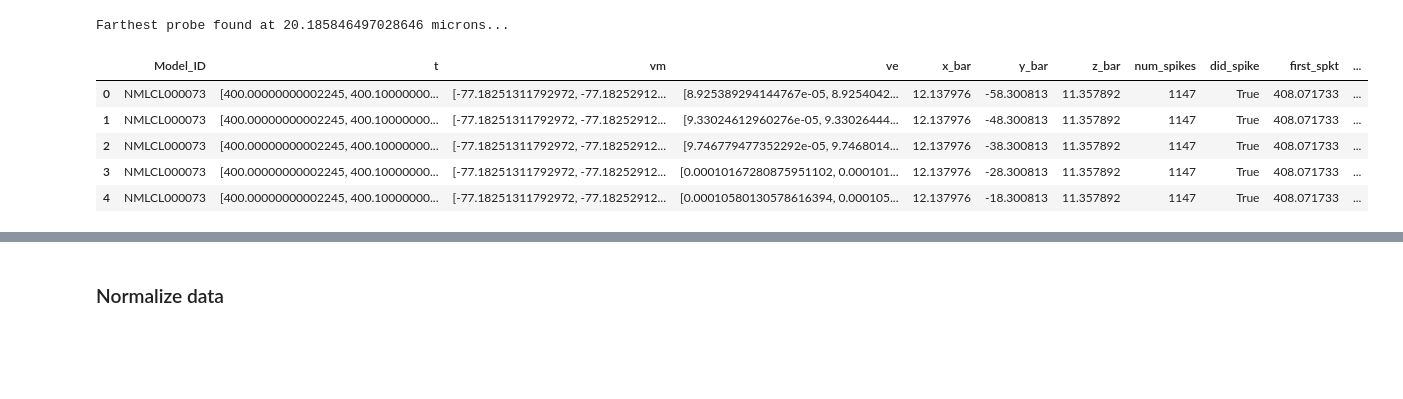
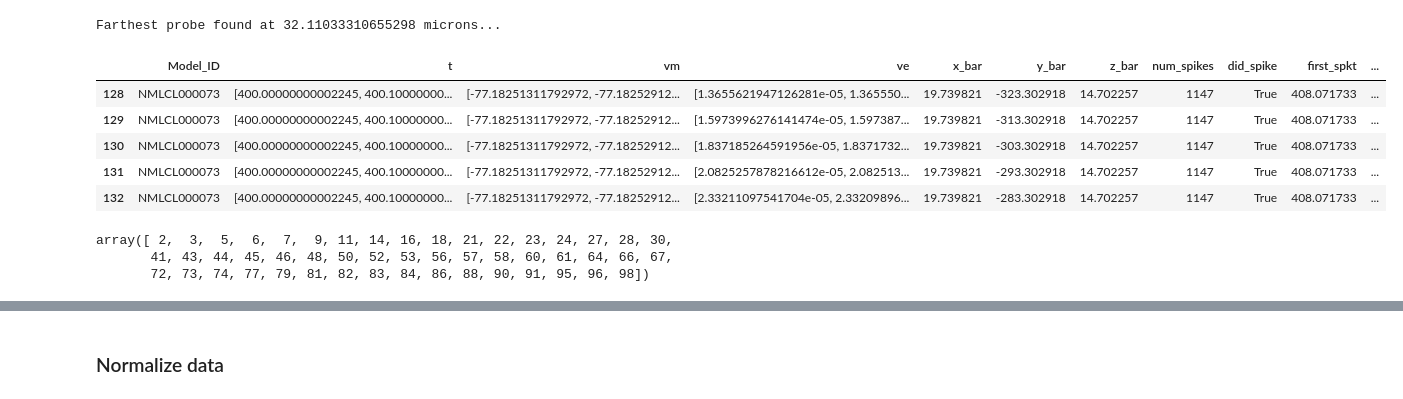
Before and after one commit to kedoxey/PyramidalCellSimulations, a Jupyter notebook: notebooks/figures/plot_linear_probes.ipynb, the cells around one changed output, grey strips where cells are left out. Saved outputs shown, nothing was run; the diff lists cells and outputs as text; code cells hidden in the pictures; blank space fills up the shorter version.

```diff
--- a/notebooks/figures/plot_linear_probes.ipynb
+++ b/notebooks/figures/plot_linear_probes.ipynb
@@ -7,11 +7,12 @@ import matplotlib.pyplot as plt
 import matplotlib as mpl
 import seaborn as sns
 # %%
-n_probes = 30
+n_probes = 100
 n_channels = 64
+sim_flag = 'probes'
 
-sim_dir = '/home/kedoxey/CRCNS/PyramidalCellSimulations/models/NEURON/NMLCL000073-NEURON/output/LFP_basal'
-sim_label = f'LFP_basal-0nA-50Ex1-1x40Hz-{n_probes}x{n_channels}lp-probes'
+sim_dir = '/home/kedoxey/PyramidalCellSimulations/models/NEURON/NMLCL000073-NEURON/output/LFP_basal'
+sim_label = f'LFP_basal-0nA-50Ex1-1x40Hz-{n_probes}x{n_channels}lp-{sim_flag}'
 
 
 eap_file_path = os.path.join(sim_dir, sim_label, f'{sim_label}-simulated_eaps.pkl')
@@ -106,13 +124,19 @@ fig.colorbar(im)
 # %%
-farthest_probe = find_n_farthest_probes(probes, 1, max_channel_i=6)
+farthest_probe = find_n_farthest_probes(probes, n_probes//2, max_channel_i=n_channels//2)
 farthest_probe_df = data_df[data_df.probe_num.isin(farthest_probe)]
 farthest_probe_df.head()
 # %% [output]
-Farthest probe found at 20.185846497028646 microns...
+Farthest probe found at 32.11033310655298 microns...
 |  | Model_ID | t | vm | ve | x_bar | y_bar | z_bar | num_spikes | did_spike | first_spkt | ... |
-| 0 | NMLCL000073 | [400.00000000002245, 400.10000000... | [-77.18251311792972, -77.18252912... | [8.925389294144767e-05, 8.9254042... | 12.137976 | -58.300813 | 11.357892 | 1147 | True | 408.071733 | ... |
-| 1 | NMLCL000073 | [400.00000000002245, 400.10000000... | [-77.18251311792972, -77.18252912... | [9.33024612960276e-05, 9.33026444... | 12.137976 | -48.300813 | 11.357892 | 1147 | True | 408.071733 | ... |
-| 2 | NMLCL000073 | [400.00000000002245, 400.10000000... | [-77.18251311792972, -77.18252912... | [9.746779477352292e-05, 9.7468014... | 12.137976 | -38.300813 | 11.357892 | 1147 | True | 408.071733 | ... |
-| 3 | NMLCL000073 | [400.00000000002245, 400.10000000... | [-77.18251311792972, -77.18252912... | [0.00010167280875951102, 0.000101... | 12.137976 | -28.300813 | 11.357892 | 1147 | True | 408.071733 | ... |
-| 4 | NMLCL000073 | [400.00000000002245, 400.10000000... | [-77.18251311792972, -77.18252912... | [0.00010580130578616394, 0.000105... | 12.137976 | -18.300813 | 11.357892 | 1147 | True | 408.071733 | ... |
+| 128 | NMLCL000073 | [400.00000000002245, 400.10000000... | [-77.18251311792972, -77.18252912... | [1.3655621947126281e-05, 1.365550... | 19.739821 | -323.302918 | 14.702257 | 1147 | True | 408.071733 | ... |
+| 129 | NMLCL000073 | [400.00000000002245, 400.10000000... | [-77.18251311792972, -77.18252912... | [1.5973996276141474e-05, 1.597387... | 19.739821 | -313.302918 | 14.702257 | 1147 | True | 408.071733 | ... |
+| 130 | NMLCL000073 | [400.00000000002245, 400.10000000... | [-77.18251311792972, -77.18252912... | [1.837185264591956e-05, 1.8371732... | 19.739821 | -303.302918 | 14.702257 | 1147 | True | 408.071733 | ... |
+| 131 | NMLCL000073 | [400.00000000002245, 400.10000000... | [-77.18251311792972, -77.18252912... | [2.0825257878216612e-05, 2.082513... | 19.739821 | -293.302918 | 14.702257 | 1147 | True | 408.071733 | ... |
+| 132 | NMLCL000073 | [400.00000000002245, 400.10000000... | [-77.18251311792972, -77.18252912... | [2.33211097541704e-05, 2.33209896... | 19.739821 | -283.302918 | 14.702257 | 1147 | True | 408.071733 | ... |
+# %%
+np.unique(farthest_probe_df.probe_num)
+# %% [output]
+array([ 2,  3,  5,  6,  7,  9, 11, 14, 16, 18, 21, 22, 23, 24, 27, 28, 30,
+       41, 43, 44, 45, 46, 48, 50, 52, 53, 56, 57, 58, 60, 61, 64, 66, 67,
+       72, 73, 74, 77, 79, 81, 82, 83, 84, 86, 88, 90, 91, 95, 96, 98])
 # %%
```
Also changed, not shown: parts of 9 cells of this notebook, 2 other files.
